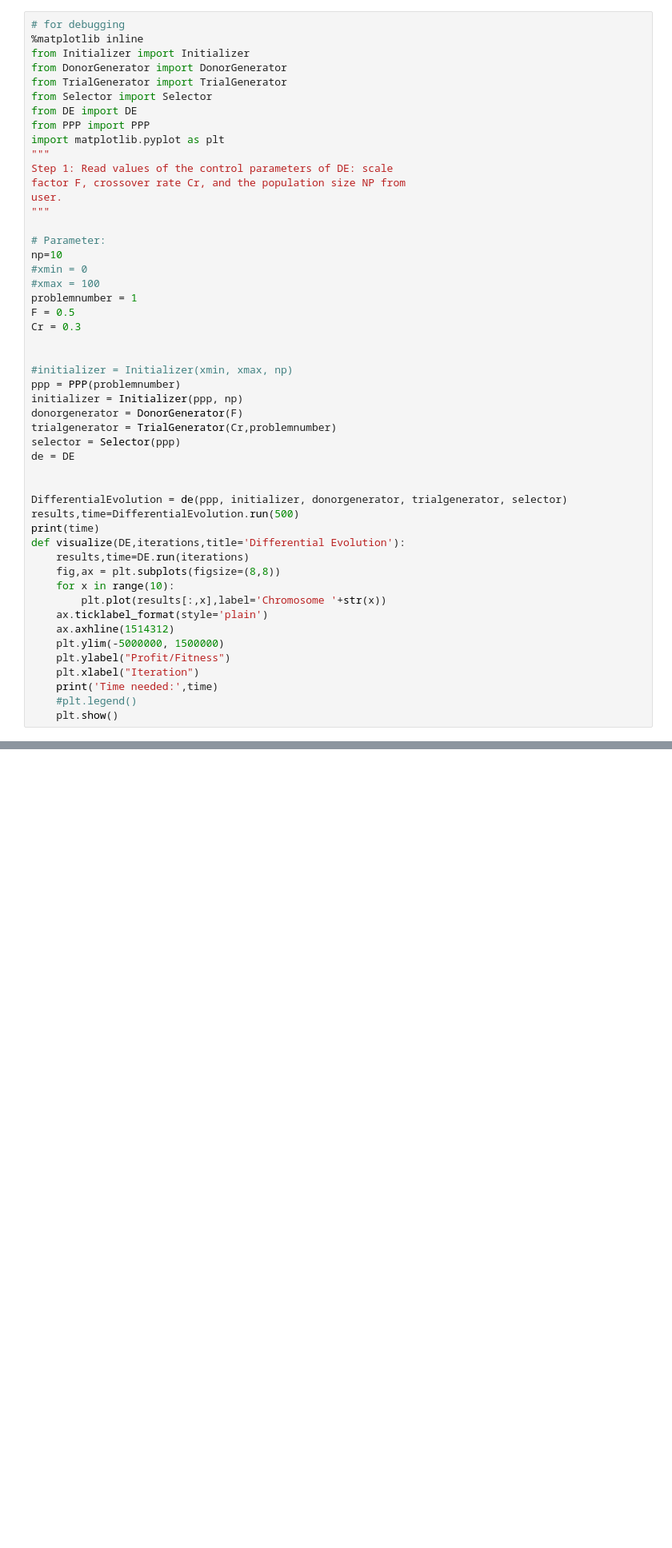
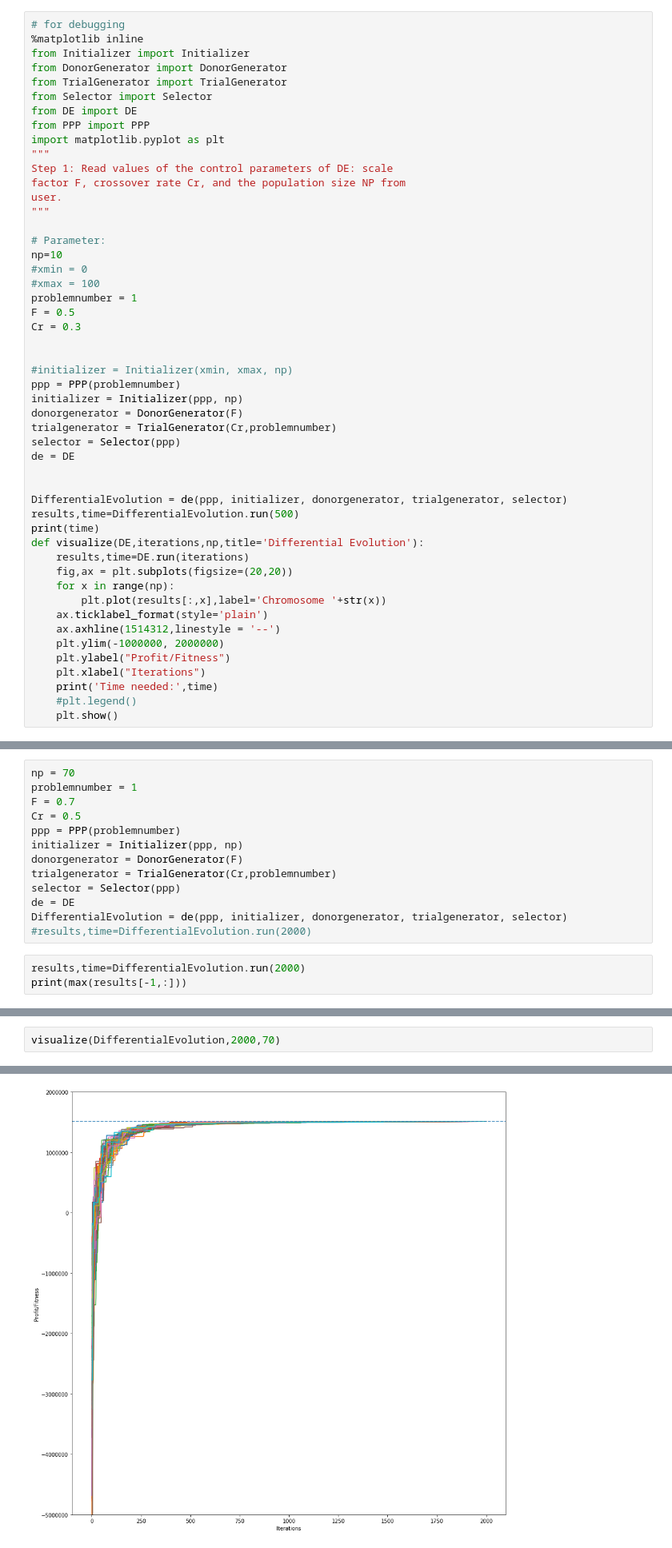
Before and after one commit to bereRadeck/NIA-Homework, a Jupyter notebook: ex4/tests.ipynb, the cells around one changed output, grey strips where cells are left out. Shown: that part at 80% size. Cells and saved outputs as stored; diff of their text form; blank space fills up the shorter version.

```diff
--- a/ex4/tests.ipynb
+++ b/ex4/tests.ipynb
@@ -35,16 +35,16 @@ de = DE
 DifferentialEvolution = de(ppp, initializer, donorgenerator, trialgenerator, selector)
 results,time=DifferentialEvolution.run(500)
 print(time)
-def visualize(DE,iterations,title='Differential Evolution'):
+def visualize(DE,iterations,np,title='Differential Evolution'):
     results,time=DE.run(iterations)
-    fig,ax = plt.subplots(figsize=(8,8))
-    for x in range(10):
+    fig,ax = plt.subplots(figsize=(20,20))
+    for x in range(np):
         plt.plot(results[:,x],label='Chromosome '+str(x))
     ax.ticklabel_format(style='plain')
-    ax.axhline(1514312)
-    plt.ylim(-5000000, 1500000)
+    ax.axhline(1514312,linestyle = '--')
+    plt.ylim(-1000000, 2000000)
     plt.ylabel("Profit/Fitness")
-    plt.xlabel("Iteration")
+    plt.xlabel("Iterations")
     print('Time needed:',time)
     #plt.legend()
     plt.show()
@@ -52,0 +53,16 @@ def visualize(DE,iterations,title='Differential Evolution'):
+# %%
+np = 70
+problemnumber = 1
+F = 0.7
+Cr = 0.5
+ppp = PPP(problemnumber)
+initializer = Initializer(ppp, np)
+donorgenerator = DonorGenerator(F)
+trialgenerator = TrialGenerator(Cr,problemnumber)
+selector = Selector(ppp)
+de = DE
+DifferentialEvolution = de(ppp, initializer, donorgenerator, trialgenerator, selector)
+#results,time=DifferentialEvolution.run(2000)
+# %%
+results,time=DifferentialEvolution.run(2000)
+print(max(results[-1,:]))
@@ -52,0 +71,3 @@ def visualize(DE,iterations,title='Differential Evolution'):
+# %%
+visualize(DifferentialEvolution,2000,70)
+# %% [output]
@@ -53,3 +75,4 @@ def visualize(DE,iterations,title='Differential Evolution'):
+[figure, added]
 # %% [markdown]
 Wie ihr sehen könnt sehen die Ergebnisse sehr unterschiedlich aus. Ich lasse das Programm dreimal genau gleich laufen aber die ergebnisse fluktuieren sehr stark. Das könnte an den unterschiedlichen Initialisierungswerten liegen. Allerdinks fluktuieren die erreichbaren Maxima ebenfalls extrem, manchmal erreicht man ein Plateu bei weniger als 2 Mio Profit ein anderes Mal bis über 250 Mio.
 
```
Also changed, not shown: parts of 11 cells of this notebook, 14 other files.
